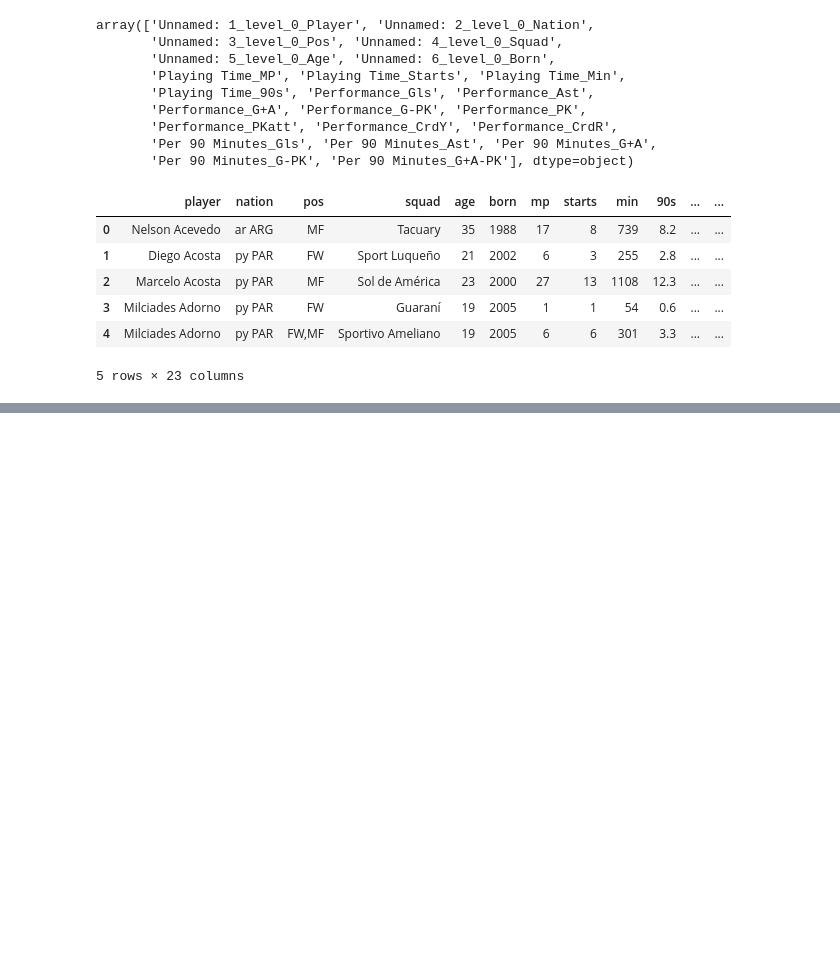
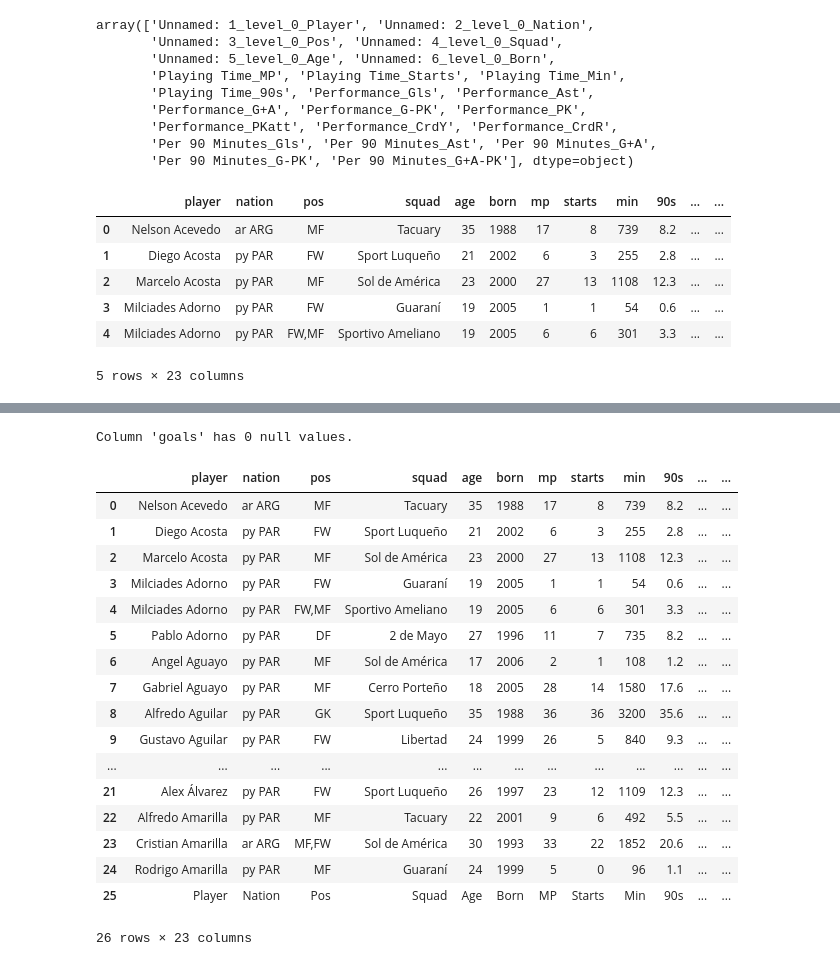
Before and after one commit to axelbol/football-analysis, a Jupyter notebook: twitter_content.ipynb, the cells around one changed output, grey strips where cells are left out. Drawn from its saved outputs; the diff is of its cells as text; code cells hidden in the pictures; blank space fills up the shorter version.

```diff
--- a/twitter_content.ipynb
+++ b/twitter_content.ipynb
@@ -98,0 +112,3 @@ df_liga_par.to_csv('/home/axel/Code/Python/axel/football_analysis/csv/liga_par.c
+# %%
+df_copy = df_liga_par.copy()
+df_copy.head()
@@ -98,0 +196,31 @@ df_liga_par.to_csv('/home/axel/Code/Python/axel/football_analysis/csv/liga_par.c
+# %%
+# check by specific columns NULL values
+
+column_name = 'goals'
+
+null_count = df_copy[column_name].isnull().sum()
+
+print(f"Column '{column_name}' has {null_count} null values.")
+# %% [output]
+Column 'goals' has 0 null values.
+# %%
+df_copy.head(26)
+# %% [output]
+|  | player | nation | pos | squad | age | born | mp | starts | min | 90s | ... | ... |
+| 0 | Nelson Acevedo | ar ARG | MF | Tacuary | 35 | 1988 | 17 | 8 | 739 | 8.2 | ... | ... |
+| 1 | Diego Acosta | py PAR | FW | Sport Luqueño | 21 | 2002 | 6 | 3 | 255 | 2.8 | ... | ... |
+| 2 | Marcelo Acosta | py PAR | MF | Sol de América | 23 | 2000 | 27 | 13 | 1108 | 12.3 | ... | ... |
+| 3 | Milciades Adorno | py PAR | FW | Guaraní | 19 | 2005 | 1 | 1 | 54 | 0.6 | ... | ... |
+| 4 | Milciades Adorno | py PAR | FW,MF | Sportivo Ameliano | 19 | 2005 | 6 | 6 | 301 | 3.3 | ... | ... |
+| 5 | Pablo Adorno | py PAR | DF | 2 de Mayo | 27 | 1996 | 11 | 7 | 735 | 8.2 | ... | ... |
+| 6 | Angel Aguayo | py PAR | MF | Sol de América | 17 | 2006 | 2 | 1 | 108 | 1.2 | ... | ... |
+| 7 | Gabriel Aguayo | py PAR | MF | Cerro Porteño | 18 | 2005 | 28 | 14 | 1580 | 17.6 | ... | ... |
+| 8 | Alfredo Aguilar | py PAR | GK | Sport Luqueño | 35 | 1988 | 36 | 36 | 3200 | 35.6 | ... | ... |
+| 9 | Gustavo Aguilar | py PAR | FW | Libertad | 24 | 1999 | 26 | 5 | 840 | 9.3 | ... | ... |
+| ... | ... | ... | ... | ... | ... | ... | ... | ... | ... | ... | ... | ... |
+| 21 | Alex Álvarez | py PAR | FW | Sport Luqueño | 26 | 1997 | 23 | 12 | 1109 | 12.3 | ... | ... |
+| 22 | Alfredo Amarilla | py PAR | MF | Tacuary | 22 | 2001 | 9 | 6 | 492 | 5.5 | ... | ... |
+| 23 | Cristian Amarilla | ar ARG | MF,FW | Sol de América | 30 | 1993 | 33 | 22 | 1852 | 20.6 | ... | ... |
+| 24 | Rodrigo Amarilla | py PAR | MF | Guaraní | 24 | 1999 | 5 | 0 | 96 | 1.1 | ... | ... |
+| 25 | Player | Nation | Pos | Squad | Age | Born | MP | Starts | Min | 90s | ... | ... |
+26 rows × 23 columns
```
Also changed, not shown: parts of 13 cells of this notebook.
